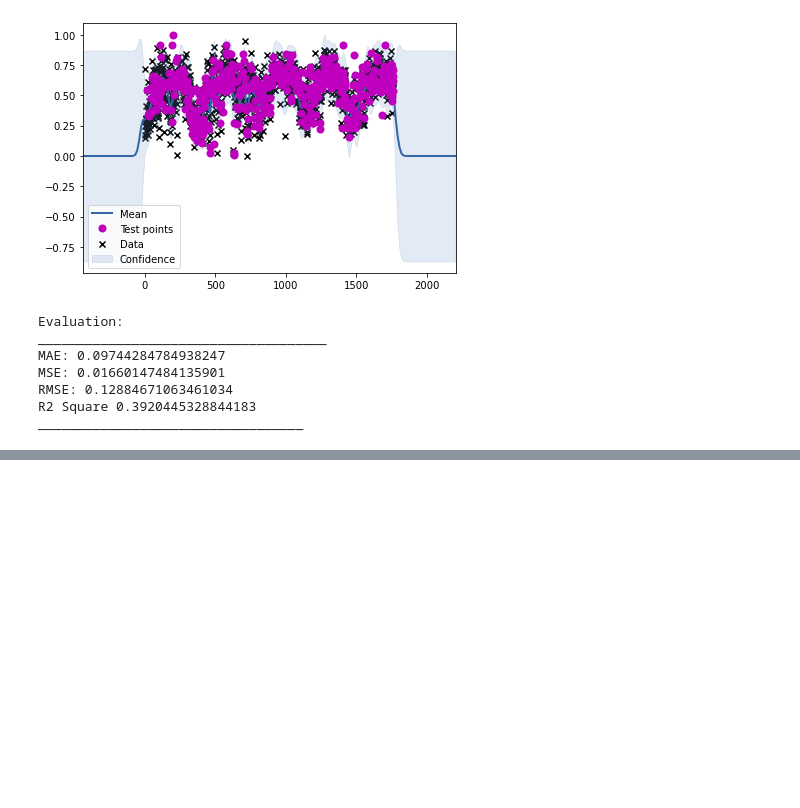
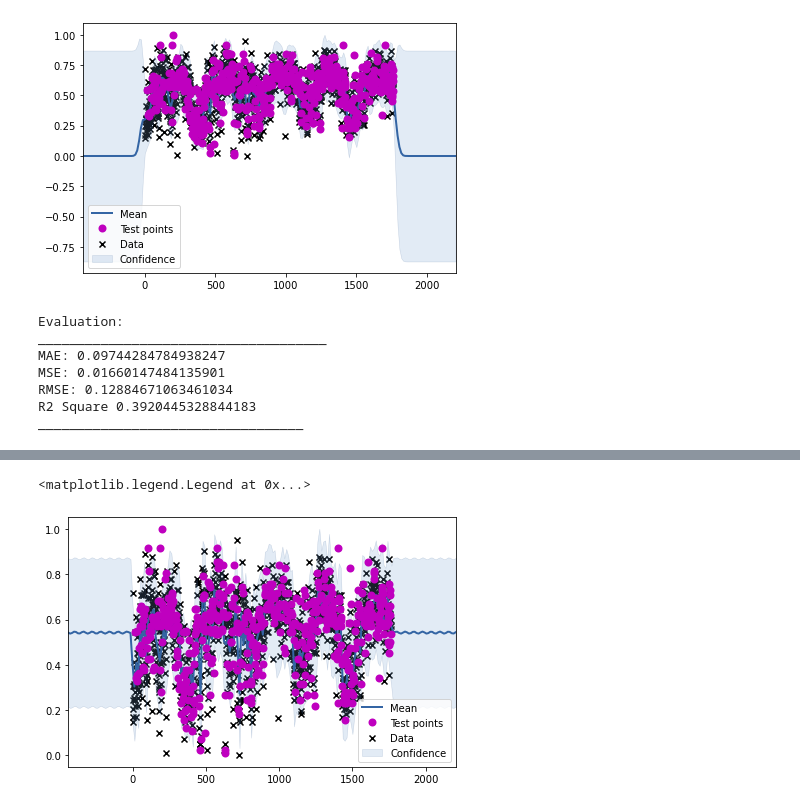
Before and after one commit to ismatullahhadi/Projek-TA, a Jupyter notebook: (16) GP Practical Demonstration ISPU.ipynb, the cells around one changed output, grey strips where cells are left out. Drawn from its saved outputs; the diff is of its cells as text; code cells hidden in the pictures; blank space fills up the shorter version.

```diff
--- a/(16) GP Practical Demonstration ISPU.ipynb
+++ b/(16) GP Practical Demonstration ISPU.ipynb
@@ -130,6 +131,6 @@ Here we assume that observations (train instances) have noise. Thus, the GP fit
 # %%
-k = GPy.kern.RBF(1)
-m = GPy.models.GPRegression(X_train, y_train, k)
-m.optimize()
+k1 = GPy.kern.RBF(1)
+m1 = GPy.models.GPRegression(X_train, y_train, k1)
+m1.optimize()
 # %% [output]
 <paramz.optimization.optimization.opt_lbfgsb at 0x...>
@@ -181,0 +226,7 @@ __________________________________
+# %%
+k3 = k1+k2
+k4 = k1*k2
+# %%
+m3 = GPy.models.GPRegression(X_train, y_train, k3)
+m3.optimize()
+m3
@@ -181,0 +246,9 @@ __________________________________
+# %%
+m3.plot()
+ax = plt.gca()
+ax.plot(X_test, y_test, "mo", mew=2, label='Test points')
+
+ax.legend()
+# %% [output]
+<matplotlib.legend.Legend at 0x...>
+[figure, added]
```
Also changed, not shown: parts of 16 cells of this notebook, 1 other file.
